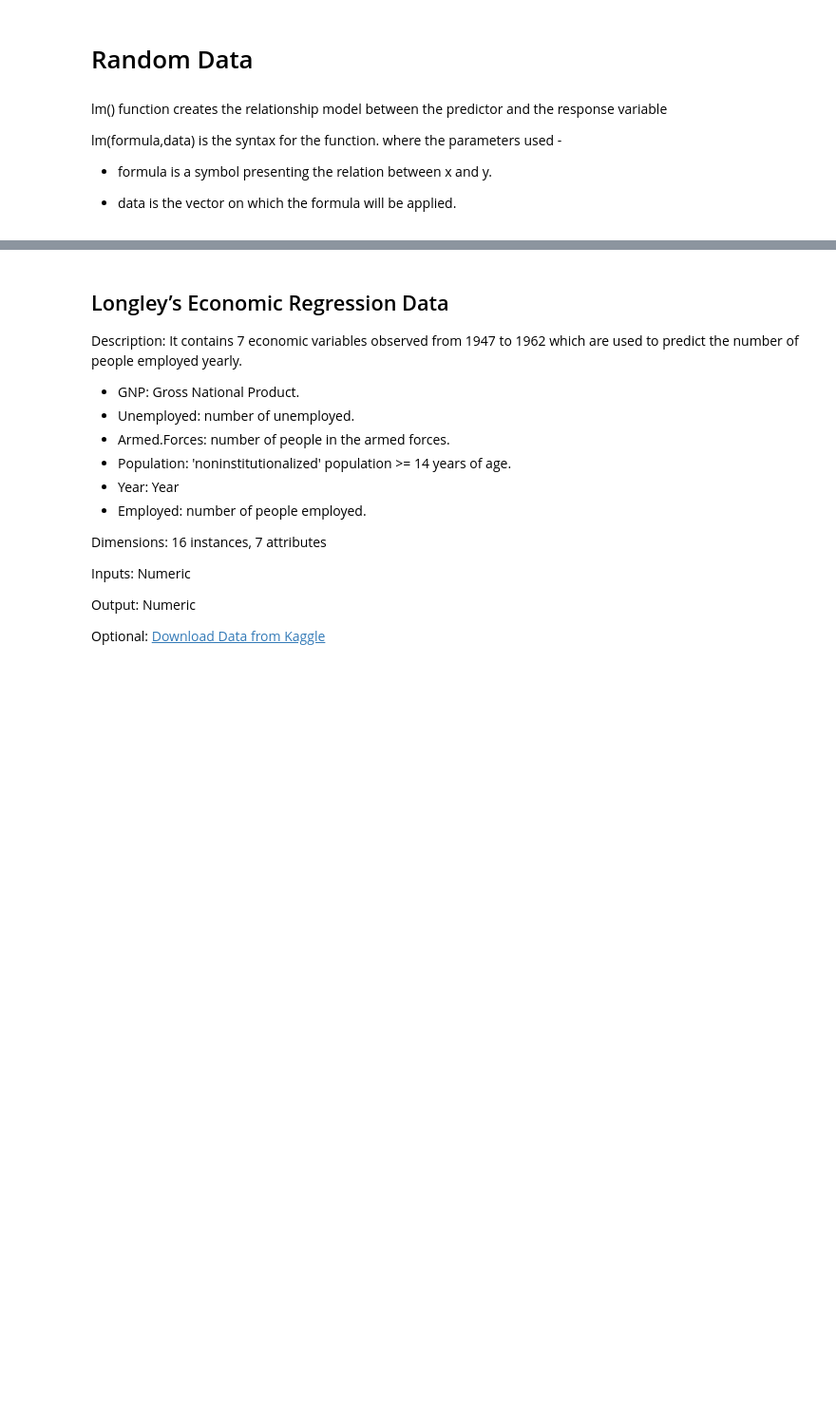
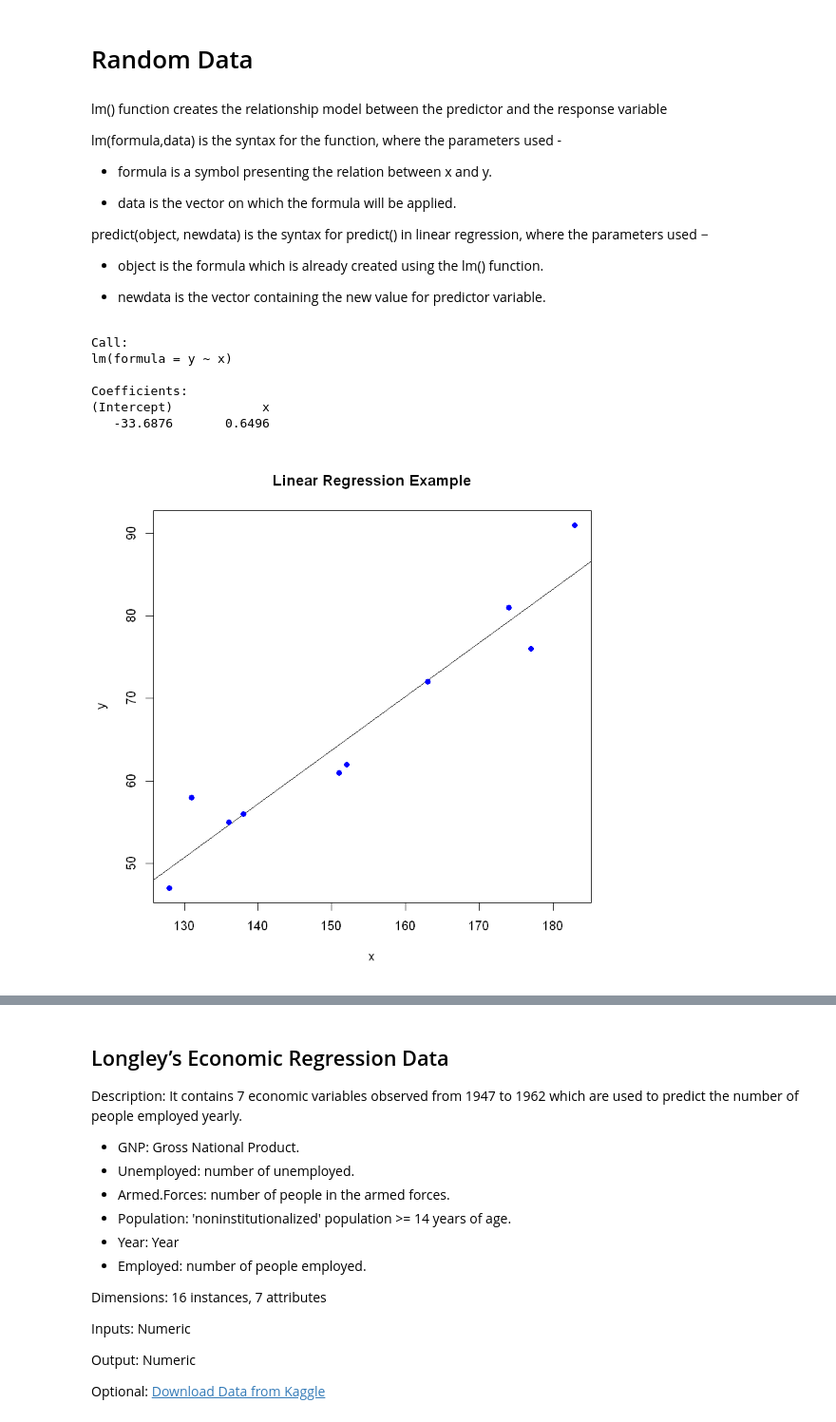
Before and after one commit to madhurima-nath/regression_and_predictions, a Jupyter notebook: regression_prediction.ipynb, the cells around one changed output, grey strips where cells are left out. Shown at 95% size. Cells and saved outputs as stored; diff of their text form; code cells hidden in the pictures; blank space fills up the shorter version.

```diff
--- a/regression_prediction.ipynb
+++ b/regression_prediction.ipynb
@@ -49,14 +49,38 @@ If all $x_i$'s are scaled, then there is no change in the result (see example).
 # Random Data
 # %%
 # Generate some random data points as dependent variable (y) and independent variable (x)
-
-x = c(151, 174, 138, 186, 128, 136, 179, 163, 152, 131)
-y = c(63, 81, 56, 91, 47, 57, 76, 72, 62, 48)
+x = c(151, 174, 138, 183, 128, 136, 177, 163, 152, 131)
+y = c(61, 81, 56, 91, 47, 55, 76, 72, 62, 58)
 # %% [markdown]
 lm() function creates the relationship model between the predictor and the response variable
 
-lm(formula,data) is the syntax for the function. where the parameters used -
+lm(formula,data) is the syntax for the function, where the parameters used -
 
 - formula is a symbol presenting the relation between x and y.
 
 - data is the vector on which the formula will be applied.
+
+
+predict(object, newdata) is the syntax for predict() in linear regression, where the parameters used −
+
+- object is the formula which is already created using the lm() function.
+
+- newdata is the vector containing the new value for predictor variable.
+# %%
+relation <- lm(y~x)
+
+print(relation)
+# %% [output]
+Call:
+lm(formula = y ~ x)
+
+Coefficients:
+(Intercept)            x
+   -33.6876       0.6496
+# %%
+# Plot the relation
+
+plot(x, y, col = 'blue', main = 'Linear Regression Example',
+abline(lm(y~x)),cex = 1, pch = 16, xlab = 'x', ylab = 'y')
+# %% [output]
+[figure, added]
```
Also changed, not shown: parts of 8 cells of this notebook.
